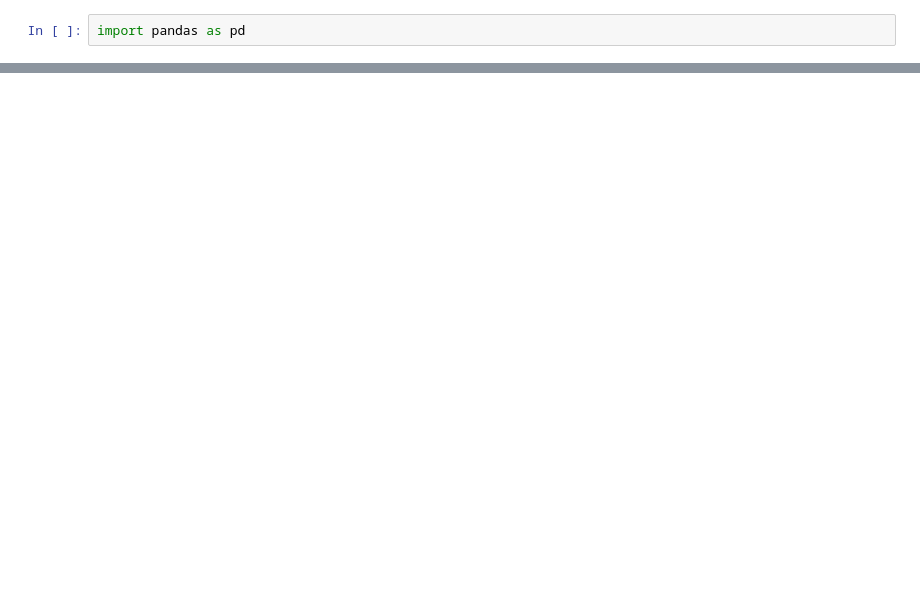
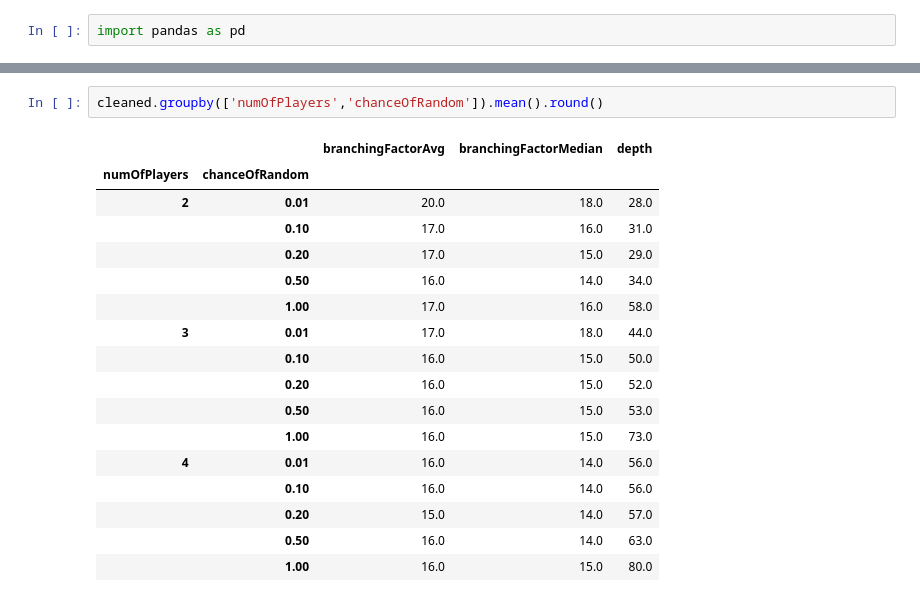
Before and after one commit to hd-code/chameleon-chess-ai, a Jupyter notebook: notebooks/branching-factor-and-depth.ipynb, the cells around one changed output, grey strips where cells are left out. Cells and saved outputs as stored; diff of their text form; blank space fills up the shorter version.

```diff
--- a/notebooks/branching-factor-and-depth.ipynb
+++ b/notebooks/branching-factor-and-depth.ipynb
@@ -127,0 +60,20 @@ Chameleon Chess has a high complexity spanning from $10^{25}$ for a two player g
+# %%
+cleaned.groupby(['numOfPlayers','chanceOfRandom']).mean().round()
+# %% [output]
+|  |  | branchingFactorAvg | branchingFactorMedian | depth |
+| numOfPlayers | chanceOfRandom |  |  |  |
+| 2 | 0.01 | 20.0 | 18.0 | 28.0 |
+|  | 0.10 | 17.0 | 16.0 | 31.0 |
+|  | 0.20 | 17.0 | 15.0 | 29.0 |
+|  | 0.50 | 16.0 | 14.0 | 34.0 |
+|  | 1.00 | 17.0 | 16.0 | 58.0 |
+| 3 | 0.01 | 17.0 | 18.0 | 44.0 |
+|  | 0.10 | 16.0 | 15.0 | 50.0 |
+|  | 0.20 | 16.0 | 15.0 | 52.0 |
+|  | 0.50 | 16.0 | 15.0 | 53.0 |
+|  | 1.00 | 16.0 | 15.0 | 73.0 |
+| 4 | 0.01 | 16.0 | 14.0 | 56.0 |
+|  | 0.10 | 16.0 | 14.0 | 56.0 |
+|  | 0.20 | 15.0 | 14.0 | 57.0 |
+|  | 0.50 | 16.0 | 14.0 | 63.0 |
+|  | 1.00 | 16.0 | 15.0 | 80.0 |
```
Also changed, not shown: parts of 19 cells of this notebook, 1 other file.
